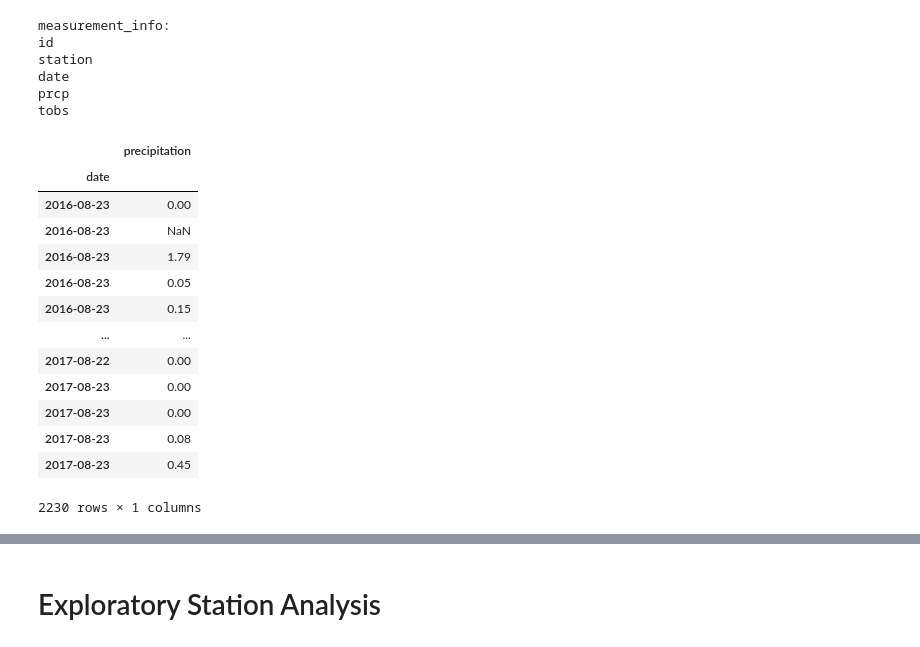
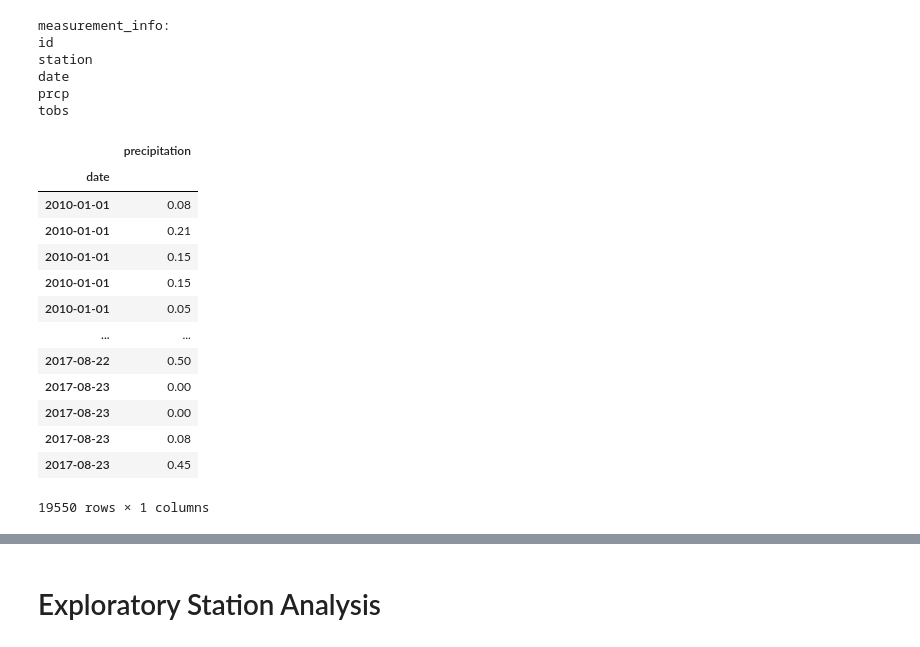
Before and after one commit to jforbis/sqlalchemy-challenge, a Jupyter notebook: climate_starter.ipynb, the cells around one changed output, grey strips where cells are left out. Saved outputs shown, nothing was run; the diff lists cells and outputs as text; code cells hidden in the pictures.

```diff
--- a/climate_starter.ipynb
+++ b/climate_starter.ipynb
@@ -61,36 +61,36 @@ tobs
 # %%
 # Design a query to retrieve the last 12 months of precipitation data and plot the results.
 # Starting from the most recent data point in the database.
 
 # Calculate the date one year from the last date in data set.
 recent_date_minus1year = (dt.datetime.strptime(recent_date[0],'%Y-%m-%d')-dt.timedelta(days=365)).strftime('%Y-%m-%d')
 recent_date_minus1year
 
 # Perform a query to retrieve the data and precipitation scores
 measurement_table_col = (measurements.date, measurements.prcp)
-measurement_data = session.query(*measurement_table_col).filter(measurements.date >= recent_date_minus1year).all()
+measurement_data = session.query(*measurement_table_col).all()
 measurement_data
 
 # Save the query results as a Pandas DataFrame and set the index to the date column
 measurement_data_df = pd.DataFrame(measurement_data, columns=["date", "precipitation"])
 measurement_data_df.set_index("date", inplace=True)
 measurement_data_df = measurement_data_df.sort_index()
 measurement_data_df
 # %% [output]
 |  | precipitation |
 | date |  |
-| 2016-08-23 | 0.00 |
-| 2016-08-23 | NaN |
-| 2016-08-23 | 1.79 |
-| 2016-08-23 | 0.05 |
-| 2016-08-23 | 0.15 |
+| 2010-01-01 | 0.08 |
+| 2010-01-01 | 0.21 |
+| 2010-01-01 | 0.15 |
+| 2010-01-01 | 0.15 |
+| 2010-01-01 | 0.05 |
 | ... | ... |
-| 2017-08-22 | 0.00 |
+| 2017-08-22 | 0.50 |
 | 2017-08-23 | 0.00 |
 | 2017-08-23 | 0.00 |
 | 2017-08-23 | 0.08 |
 | 2017-08-23 | 0.45 |
-2230 rows × 1 columns
+19550 rows × 1 columns
 # %%
 # Use Pandas Plotting with Matplotlib to plot the data
 ax = measurement_data_df.plot(rot=90);
```
Also changed, not shown: parts of 4 cells of this notebook.
